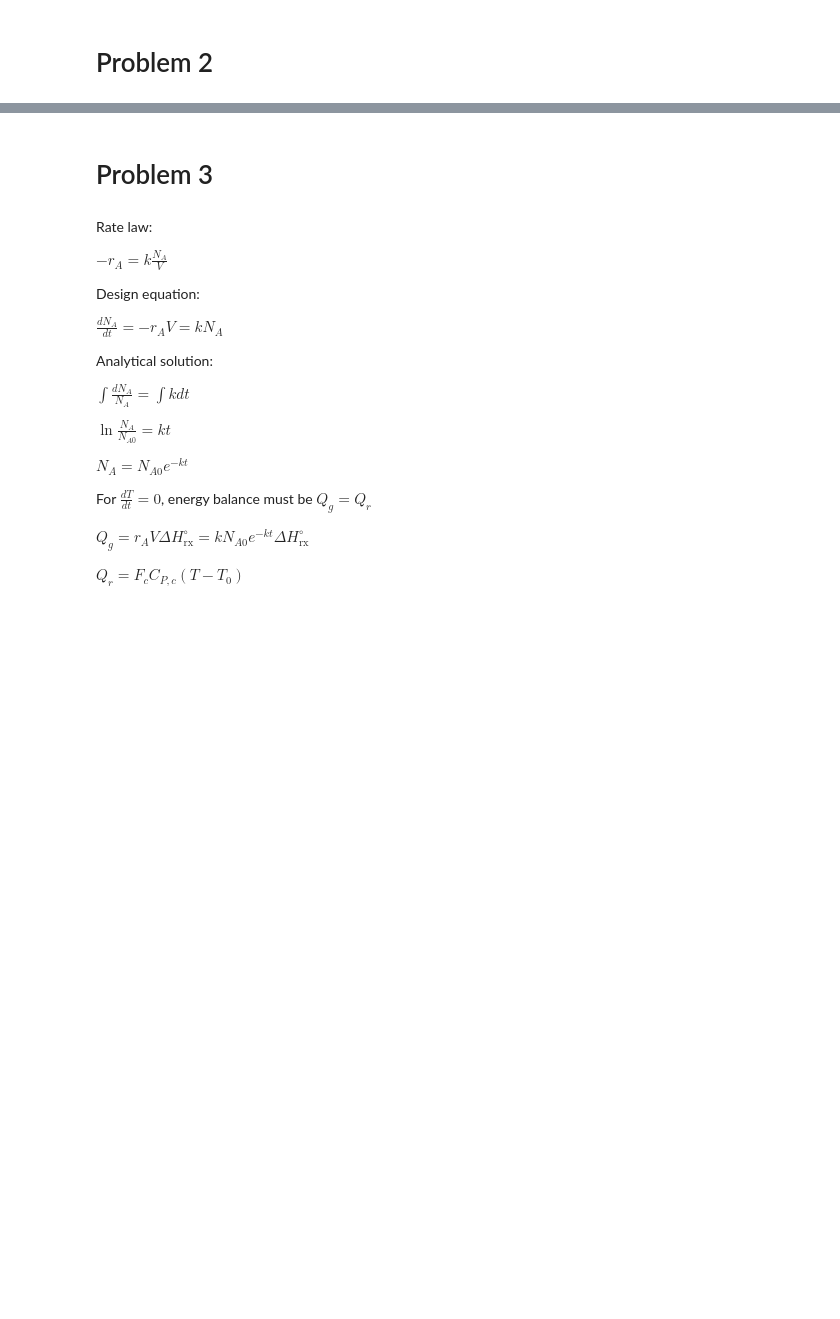
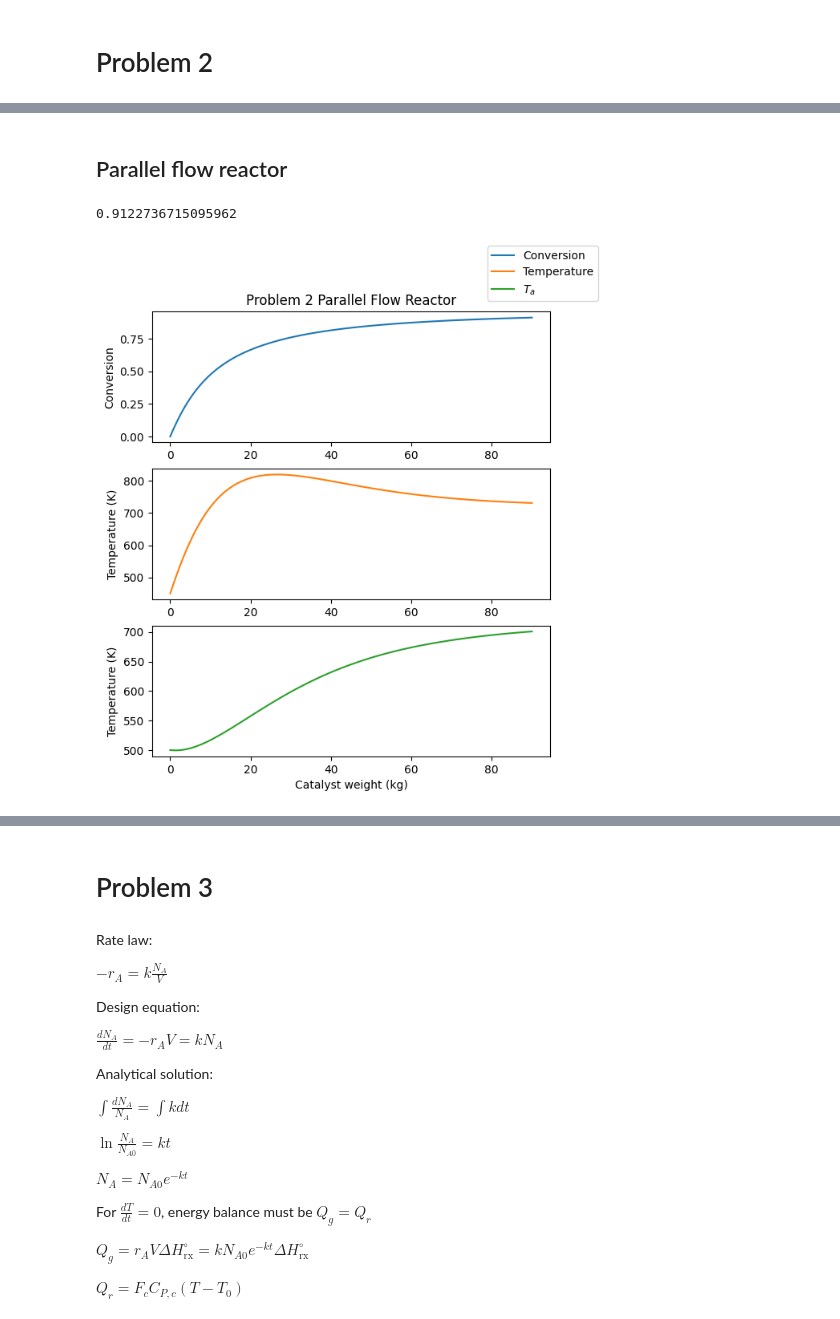
Before and after one commit to nibhscripta/Spring-2023, a Jupyter notebook: CHEN 364/CHEN 364 HW7/CHEN 364 HW7.ipynb, the cells around one changed output, grey strips where cells are left out. Drawn from its saved outputs; the diff is of its cells as text; code cells hidden in the pictures; blank space fills up the shorter version.

```diff
--- a/CHEN 364/CHEN 364 HW7/CHEN 364 HW7.ipynb
+++ b/CHEN 364/CHEN 364 HW7/CHEN 364 HW7.ipynb
@@ -176,0 +190,44 @@ plt.show()
+# %% [markdown]
+## Parallel flow reactor
+# %%
+def p_2_parallel_ode(t, y):
+    f = y*0
+
+    X = y[0]
+    p = y[1]
+    T = y[2]
+    T_a = y[3]
+
+    r = r_A(C_A(X, p, T), C_C(X, p, T), T)
+
+    UA = 0.001 * 3600
+
+    f[0] = -r / 5
+    f[1] = dpdW(X, p, T)
+    f[2] = (-20000 * r - UA * (T - T_a)) / (40 - 30 * X) / 5
+    f[3] = UA * (T - T_a) / 0.05 / 4200
+
+    return f
+
+ode_args = (
+    [0, 90],
+    [0, 1, 450, 500]
+)
+
+p2_sol = solve_ivp(p_2_parallel_ode, *ode_args, **ode_kwargs)
+print(f"Constant T_a conversion: {p2_sol.y[0][-1]}")
+
+fig, ax = plt.subplots(3, figsize=[6.40, 4.80*1.5])
+ax[0].plot(p2_sol.t, p2_sol.y[0], 'tab:blue', label="Conversion")
+ax[0].set_ylabel("Conversion")
+ax[1].plot(p2_sol.t, p2_sol.y[2], 'tab:orange', label="Temperature")
+ax[1].set_ylabel("Temperature (K)")
+ax[2].plot(p2_sol.t, p2_sol.y[3], 'tab:green', label=r"$T_a$")
+ax[2].set_ylabel("Temperature (K)")
+fig.legend()
+ax[0].set_title("Problem 2 Parallel Flow Reactor")
+plt.xlabel("Catalyst weight (kg)")
+plt.show()
+# %% [output]
+0.9122736715095962
+[figure, added]
```
Also changed, not shown: parts of 10 cells of this notebook, 4 other files.
